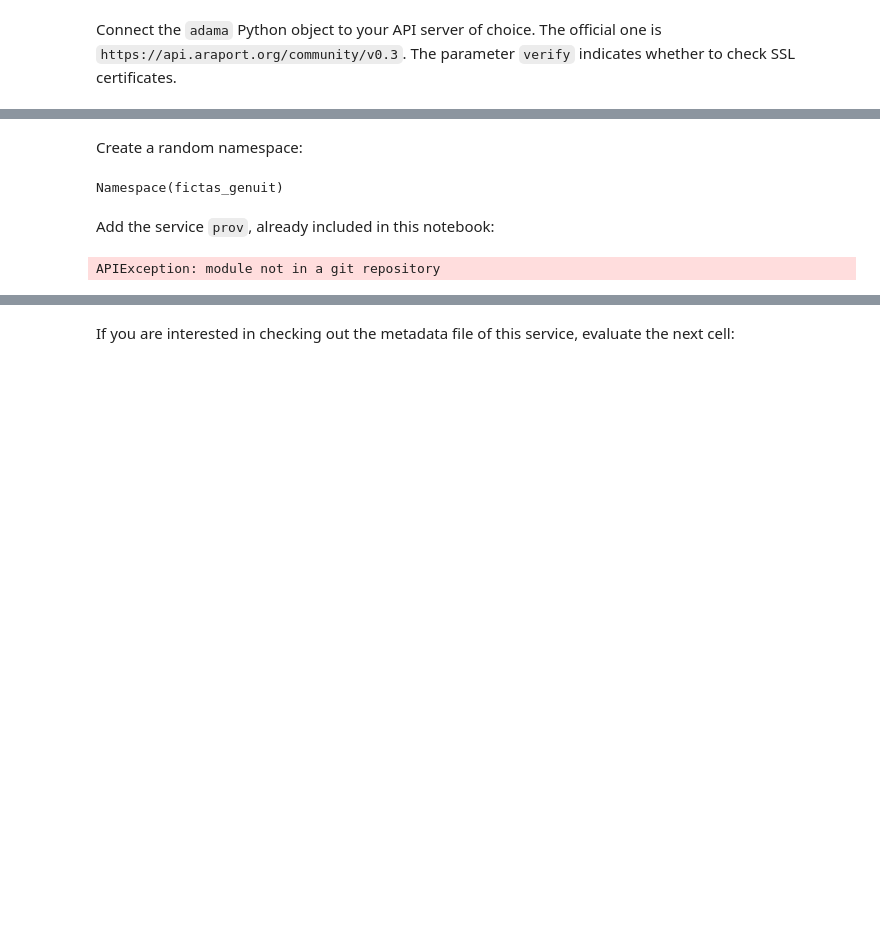
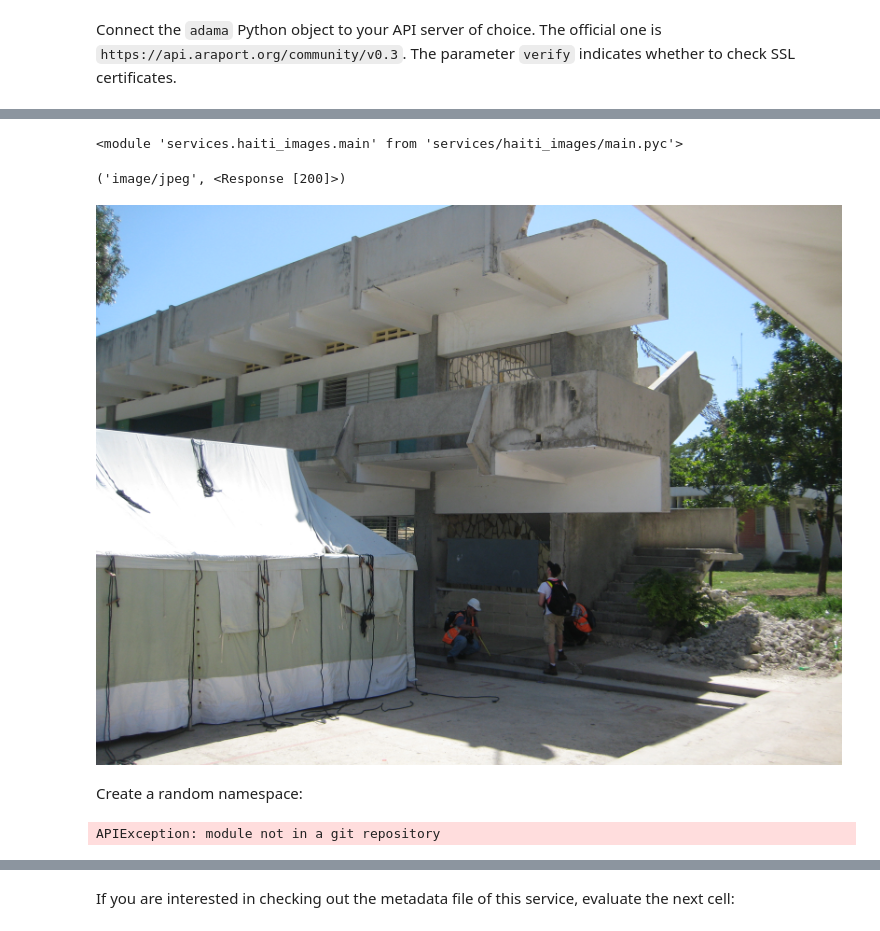
Before and after one commit to DesignSafe-CI/adama_example, a Jupyter notebook: notebooks/Demo.ipynb, the cells around one changed output, grey strips where cells are left out. Cells and saved outputs as stored; diff of their text form; code cells hidden in the pictures; blank space fills up the shorter version.

Commit message:
Complete adama service

```diff
--- a/notebooks/Demo.ipynb
+++ b/notebooks/Demo.ipynb
@@ -124,0 +146,9 @@ adama = adamalib.Adama(API, token=TOKEN, verify=False)
+# %%
+import services.haiti_images.main as m
+reload(m)
+# %% [output]
+<module 'services.haiti_images.main' from 'services/haiti_images/main.pyc'>
+# %%
+m.search({'building': 'A001', 'image': 1}, adama)
+# %% [output]
+('image/jpeg', <Response [200]>)
@@ -125,15 +157,10 @@ adama = adamalib.Adama(API, token=TOKEN, verify=False)
+# %%
+IPython.display.Image(data=_7[1].content)
+# %% [output]
+[figure, added]
 # %% [markdown]
 Create a random namespace:
-# %%
-namespace = adama.namespaces.add(name=random_words())
-namespace
-# %% [output]
-Namespace(fictas_genuit)
-# %% [markdown]
-Add the service `prov`, already included in this notebook:
-# %%
-import provn.main
-service = namespace.services.add(provn.main)
-service
-# %% [output]
-APIException: module not in a git repository
+# %%
+adama['walter-dev'].services.add(m)
+# %% [output]
+APIException: module not in a git repository
```
Also changed, not shown: parts of 15 cells of this notebook, 9 other files.
